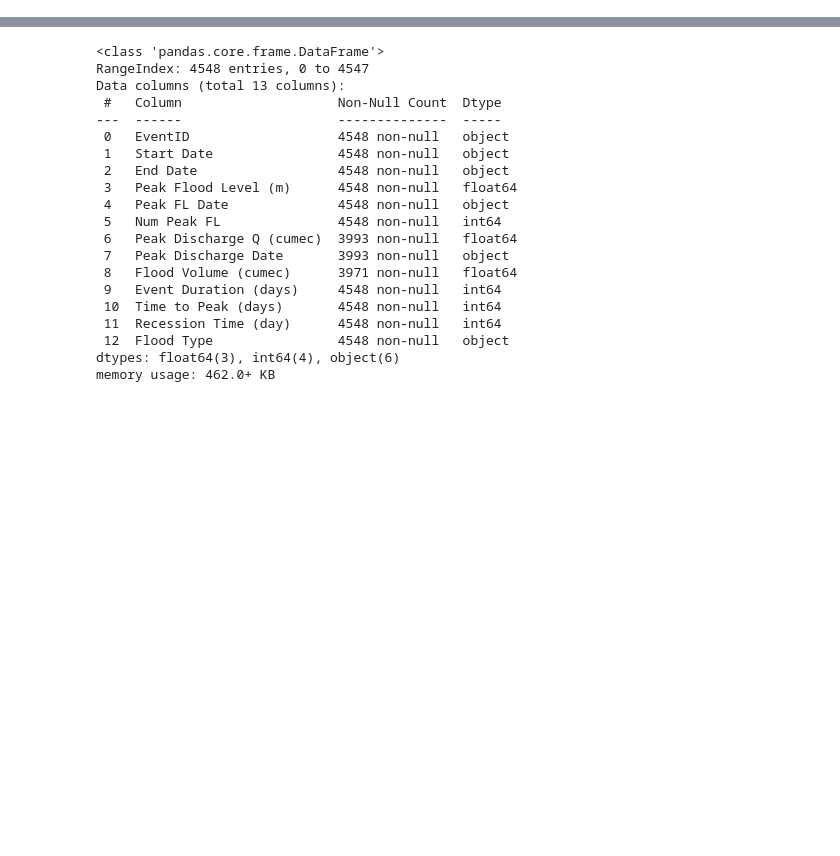
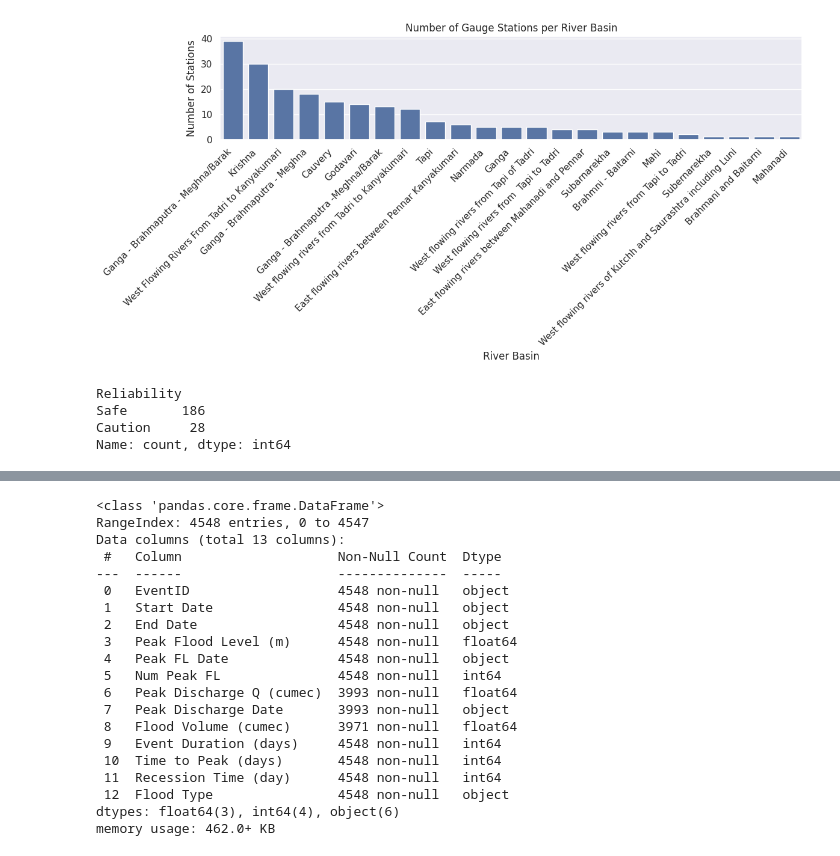
Before and after one commit to kasimkhan06/Disaster-Sentinel-Machine-Learning, a Jupyter notebook: Explore_Indofloods.ipynb, the cells around one changed output, grey strips where cells are left out. Saved outputs shown, nothing was run; the diff lists cells and outputs as text; code cells hidden in the pictures; blank space fills up the shorter version.

```diff
--- a/Explore_Indofloods.ipynb
+++ b/Explore_Indofloods.ipynb
@@ -8,0 +93,3 @@ sns.set_theme()
+# %%
+basin_counts = meta_data['Basin'].value_counts()
+print(basin_counts)
@@ -8,0 +114,19 @@ sns.set_theme()
+# %%
+plt.figure(figsize=(12, 6)) # Adjust figure size as needed
+sns.barplot(x=basin_counts.index, y=basin_counts.values)
+plt.title('Number of Gauge Stations per River Basin')
+plt.xlabel('River Basin')
+plt.ylabel('Number of Stations')
+plt.xticks(rotation=45, ha='right') # Rotate basin names for better readability
+plt.tight_layout()
+plt.show()
+# %% [output]
+[figure, added]
+# %%
+reliability_counts = meta_data['Reliability'].value_counts()
+print(reliability_counts)
+# %% [output]
+Reliability
+Safe       186
+Caution     28
+Name: count, dtype: int64
```
Also changed, not shown: parts of 53 cells of this notebook, 1 other file.
